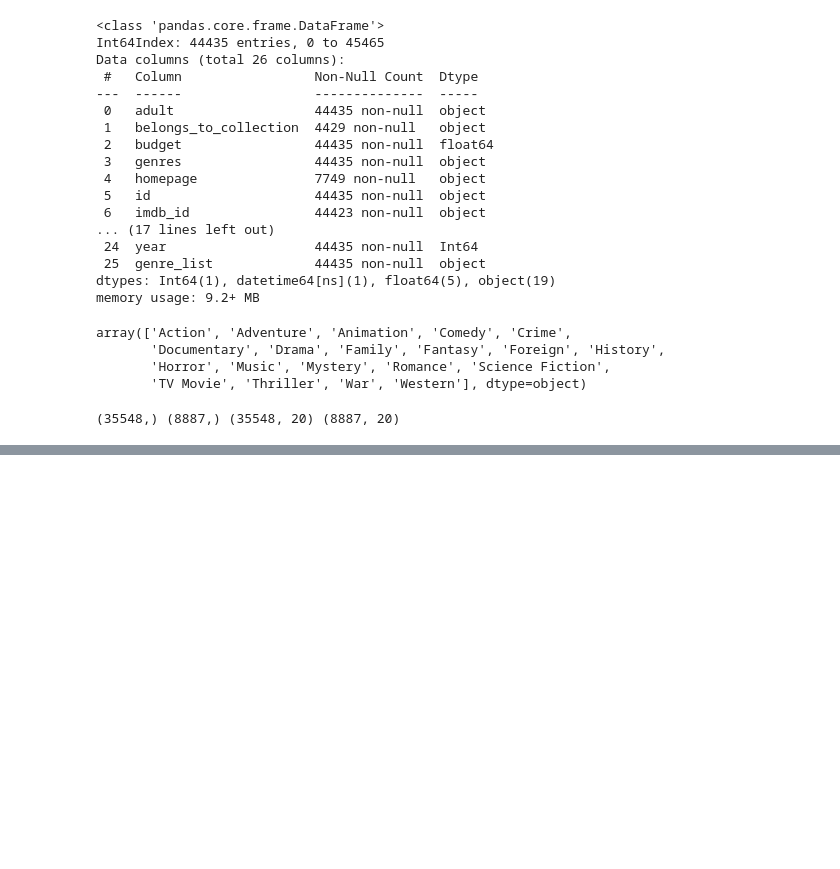
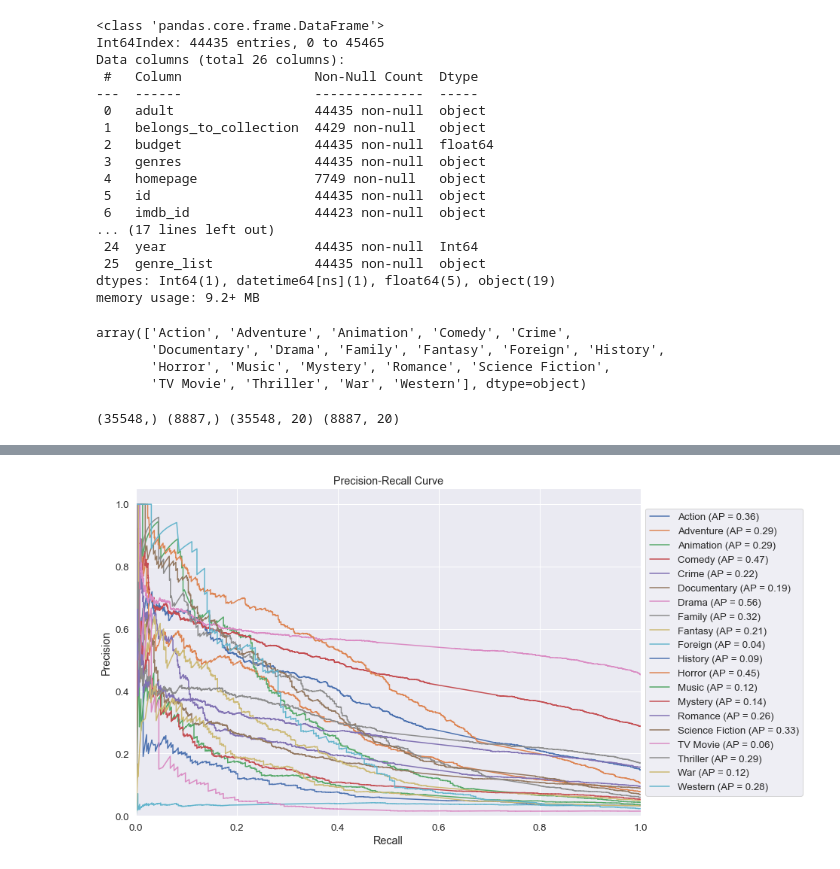
Before and after one commit to vipin-gunda/MovieGenreClassification, a Jupyter notebook: mlp.ipynb, the cells around one changed output, grey strips where cells are left out. Cells and saved outputs as stored; diff of their text form; code cells hidden in the pictures; blank space fills up the shorter version.

```diff
--- a/mlp.ipynb
+++ b/mlp.ipynb
@@ -147,0 +230,26 @@ Accuracy - Validation: 0.10903567007989198
+# %%
+val_preds_proba = model.predict_proba(X_val_vector)
+
+precisions = dict()
+recalls = dict()
+average_precisions = dict()
+
+for i in range(len(label_list)):
+    precisions[i], recalls[i], _ = precision_recall_curve(y_val[:, i], val_preds_proba[:, i])
+    average_precisions[i] = average_precision_score(y_val[:, i], val_preds_proba[:, i])
+
+plt.figure(figsize=(12, 8))
+plt.xlabel("Recall")
+plt.ylabel("Precision")
+plt.ylim([0.0, 1.05])
+plt.xlim([0.0, 1.0])
+plt.title('Precision-Recall Curve')
+
+for i in range(len(label_list)):
+    plt.plot(recalls[i], precisions[i], label=f"{label_list[i]} (AP = {average_precisions[i]:0.2f})")
+
+plt.legend(loc='center left', bbox_to_anchor=(1, 0.5))
+plt.savefig('precision_recall_multiclass.png', bbox_inches='tight')
+plt.show()
+# %% [output]
+[figure, added]
```
Also changed, not shown: parts of 8 cells of this notebook.
